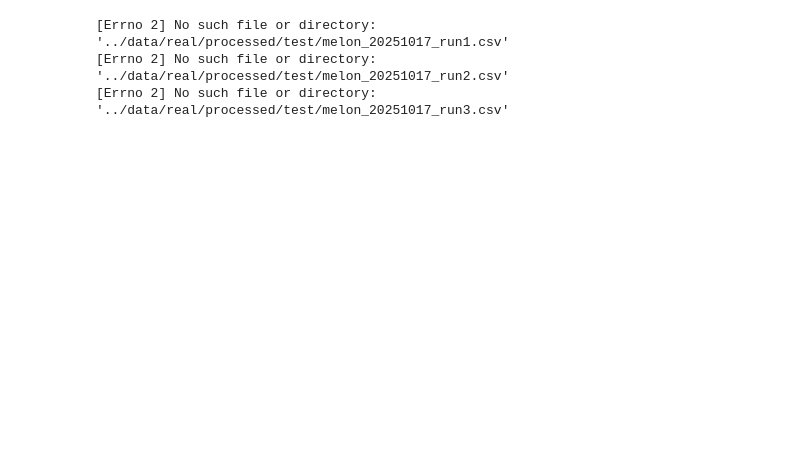
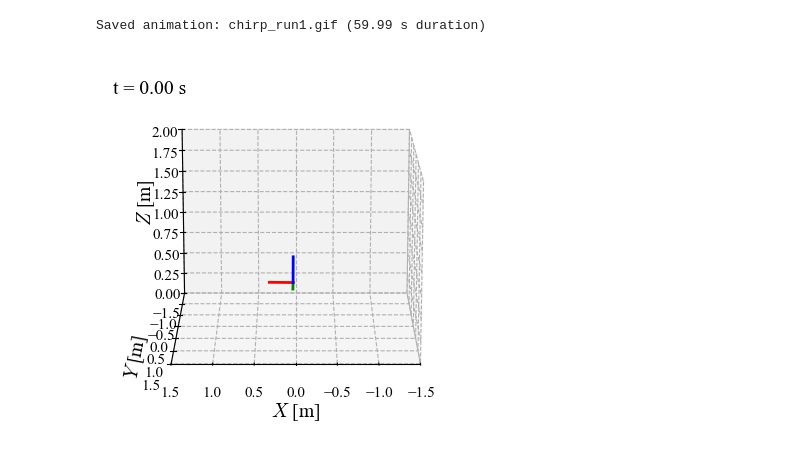
Before and after one commit to idsia-robotics/nanodrone-sysid-benchmark, a Jupyter notebook: examples/eda.ipynb, the cells around one changed output. Drawn from its saved outputs; the diff is of its cells as text; code cells hidden in the pictures; blank space fills up the shorter version.

```diff
--- a/examples/eda.ipynb
+++ b/examples/eda.ipynb
@@ -2,9 +2,24 @@
 import os
 import pandas as pd
 # %%
+experiments = ['square', 'random', 'chirp']
+runs = [1, 2, 3]
+df_real_dict = {}
+
+for experiment in experiments:
+    file_name = f'{experiment}_20251017'
+    for run in runs:
+        try:
+            file_name_real = f'{file_name}_run{run}.csv'
+            df_real = pd.read_csv(os.path.join('../data/train/', file_name_real))
+            # Store dynamically
+            df_real_dict[f'{experiment}_run{run}'] = df_real
+        except Exception as e:
+            print(e)
+            continue
+
 experiments = ["melon"] # Choose: ['square', 'random', 'chirp']
 runs = [1, 2, 3]
-df_real_dict = {}
 
 for experiment in experiments:
     file_name = f'{experiment}_20251017'
@@ -17,11 +32,15 @@ for experiment in experiments:
         except Exception as e:
             print(e)
             continue
-# %% [output]
-[Errno 2] No such file or directory: '../data/real/processed/test/melon_20251017_run1.csv'
-[Errno 2] No such file or directory: '../data/real/processed/test/melon_20251017_run2.csv'
-[Errno 2] No such file or directory: '../data/real/processed/test/melon_20251017_run3.csv'
 # %%
-total = 0
-for (key, df) in df_real_dict.items():
-    total += df.shape[0]
+from utils.plot_utils import setup_matplotlib, animate_trajectory, plot_3d_traj
+
+setup_matplotlib()
+
+traj_type = "chirp"
+run = 1
+df = df_real_dict[f"{traj_type}_run{run}"]
+animate_trajectory(df['t'], df.drop(columns=['t']), traj_type, run)
+# %% [output]
+Saved animation: chirp_run1.gif (59.99 s duration)
+[figure, added]
```
Also changed, not shown: parts of 1 cell of this notebook, 36 other files.
